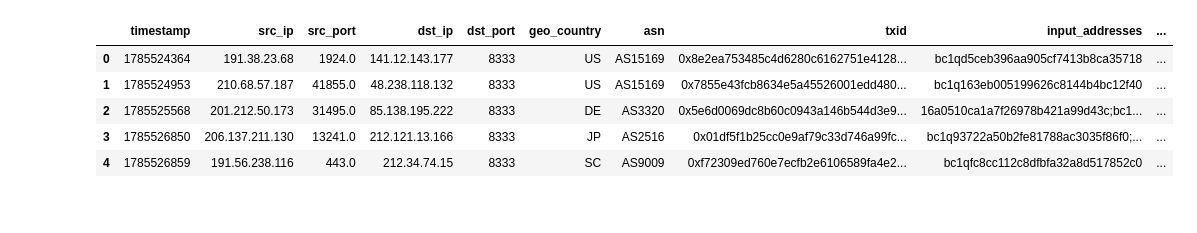
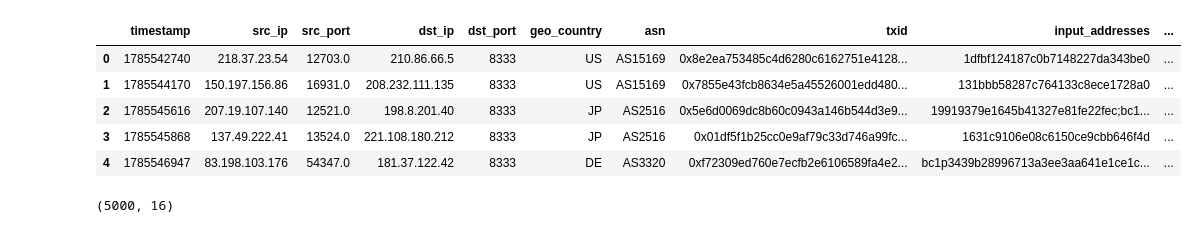
Before and after one commit to somu-sartungi10/Bitcoin_Transaction_Analysis, a Jupyter notebook: ml_engine/notebook/eda.ipynb, the cells around one changed output. Cells and saved outputs as stored; diff of their text form; code cells hidden in the pictures.

```diff
--- a/ml_engine/notebook/eda.ipynb
+++ b/ml_engine/notebook/eda.ipynb
@@ -2,12 +2,16 @@
 import pandas as pd
 import numpy as np
 # %%
-df = pd.read_csv(r"C:\Users\somus\Desktop\Bitcoin_transaction_analysis\data\raw\synthetic_raw_data.csv")
+df = pd.read_csv(r"C:\Users\somus\Desktop\Bitcoin_transaction_analysis\data\test\test.csv",index_col=0)
 df.head()
 # %% [output]
 |  | timestamp | src_ip | src_port | dst_ip | dst_port | geo_country | asn | txid | input_addresses | ... |
-| 0 | 1785524364 | 191.38.23.68 | 1924.0 | 141.12.143.177 | 8333 | US | AS15169 | 0x8e2ea753485c4d6280c6162751e4128... | bc1qd5ceb396aa905cf7413b8ca35718 | ... |
-| 1 | 1785524953 | 210.68.57.187 | 41855.0 | 48.238.118.132 | 8333 | US | AS15169 | 0x7855e43fcb8634e5a45526001edd480... | bc1q163eb005199626c8144b4bc12f40 | ... |
-| 2 | 1785525568 | 201.212.50.173 | 31495.0 | 85.138.195.222 | 8333 | DE | AS3320 | 0x5e6d0069dc8b60c0943a146b544d3e9... | 16a0510ca1a7f26978b421a99d43c;bc1... | ... |
-| 3 | 1785526850 | 206.137.211.130 | 13241.0 | 212.121.13.166 | 8333 | JP | AS2516 | 0x01df5f1b25cc0e9af79c33d746a99fc... | bc1q93722a50b2fe81788ac3035f86f0;... | ... |
-| 4 | 1785526859 | 191.56.238.116 | 443.0 | 212.34.74.15 | 8333 | SC | AS9009 | 0xf72309ed760e7ecfb2e6106589fa4e2... | bc1qfc8cc112c8dfbfa32a8d517852c0 | ... |
+| 0 | 1785542740 | 218.37.23.54 | 12703.0 | 210.86.66.5 | 8333 | US | AS15169 | 0x8e2ea753485c4d6280c6162751e4128... | 1dfbf124187c0b7148227da343be0 | ... |
+| 1 | 1785544170 | 150.197.156.86 | 16931.0 | 208.232.111.135 | 8333 | US | AS15169 | 0x7855e43fcb8634e5a45526001edd480... | 131bbb58287c764133c8ece1728a0 | ... |
+| 2 | 1785545616 | 207.19.107.140 | 12521.0 | 198.8.201.40 | 8333 | JP | AS2516 | 0x5e6d0069dc8b60c0943a146b544d3e9... | 19919379e1645b41327e81fe22fec;bc1... | ... |
+| 3 | 1785545868 | 137.49.222.41 | 13524.0 | 221.108.180.212 | 8333 | JP | AS2516 | 0x01df5f1b25cc0e9af79c33d746a99fc... | 1631c9106e08c6150ce9cbb646f4d | ... |
+| 4 | 1785546947 | 83.198.103.176 | 54347.0 | 181.37.122.42 | 8333 | DE | AS3320 | 0xf72309ed760e7ecfb2e6106589fa4e2... | bc1p3439b28996713a3ee3aa641e1ce1c... | ... |
+# %%
+df.shape
+# %% [output]
+(5000, 16)
```
Also changed, not shown: parts of 17 cells of this notebook, 11 other files.
